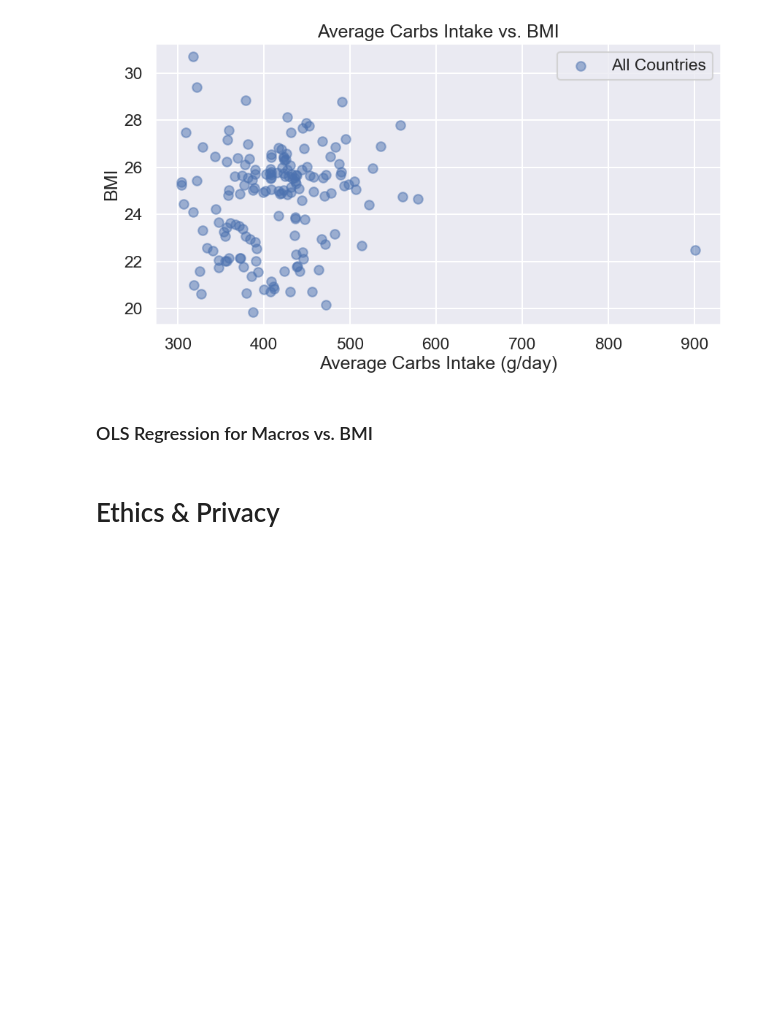
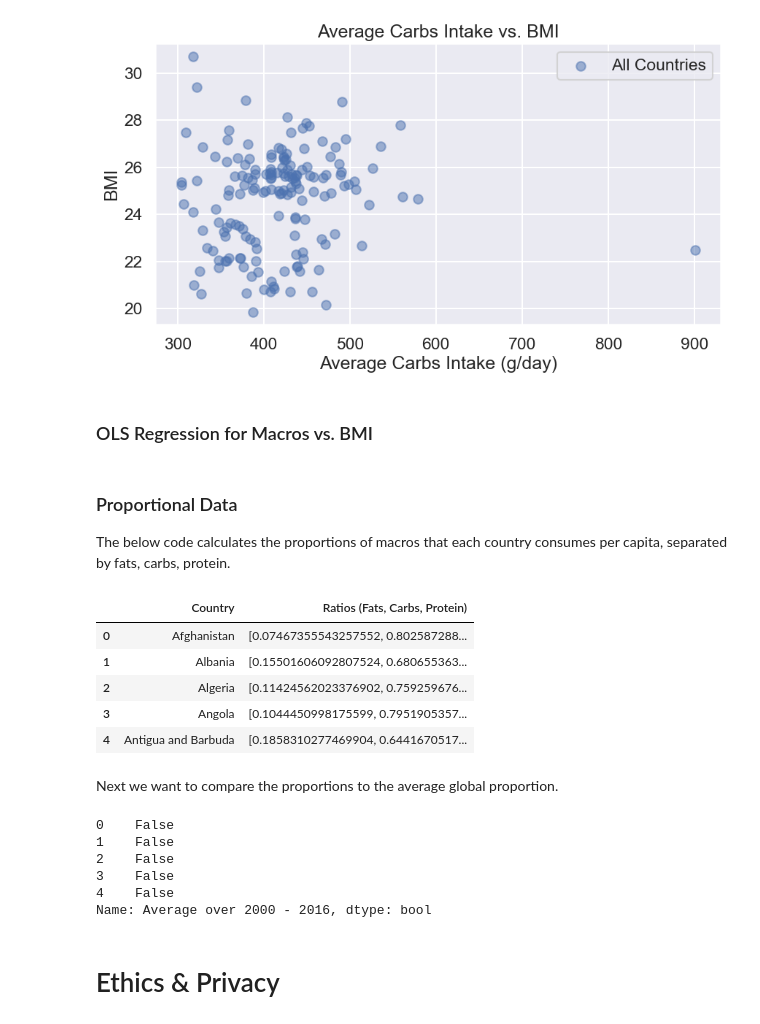
Before and after one commit to COGS108/Group074_WI24, a Jupyter notebook: EDACheckpoint_Group074_WI24.ipynb, the cells around one changed output. Cells and saved outputs as stored; diff of their text form; code cells hidden in the pictures; blank space fills up the shorter version.

```diff
--- a/EDACheckpoint_Group074_WI24.ipynb
+++ b/EDACheckpoint_Group074_WI24.ipynb
@@ -739,6 +744,53 @@ plt.show()
 [figure]
 # %% [markdown]
 ### OLS Regression for Macros vs. BMI
+# %% [markdown]
+### Proportional Data
+The below code calculates the proportions of macros that each country consumes per capita, separated by fats, carbs, protein.
+# %%
+nutrients_data = averages[averages['Series'].isin(['Fat (g/day)', 'Protein (g/day)', 'Carbs (g/day)'])]
+
+# Pivot the table to have one row per country with separate columns for fat, protein, and carbs
+pivot_data = nutrients_data.pivot(index='Country', columns='Series', values='Average over 2000 - 2016')
+
+# Calculate the ratios
+pivot_data['Total Intake'] = pivot_data.sum(axis=1)
+pivot_data['Fat Ratio'] = pivot_data['Fat (g/day)'] / pivot_data['Total Intake']
+pivot_data['Carbs Ratio'] = pivot_data['Carbs (g/day)'] / pivot_data['Total Intake']
+pivot_data['Protein Ratio'] = pivot_data['Protein (g/day)'] / pivot_data['Total Intake']
+
+# Create the new dataset with the requested list format
+new_dataset = pivot_data[['Fat Ratio', 'Carbs Ratio', 'Protein Ratio']].apply(lambda x: [x['Fat Ratio'], x['Carbs Ratio'], x['Protein Ratio']], axis=1)
+new_dataset = new_dataset.reset_index()
+new_dataset.columns = ['Country', 'Ratios (Fats, Carbs, Protein)']
+
+# Display the first few rows of the new dataset to verify
+new_dataset.head()
+# %% [output]
+|  | Country | Ratios (Fats, Carbs, Protein) |
+| 0 | Afghanistan | [0.07467355543257552, 0.802587288... |
+| 1 | Albania | [0.15501606092807524, 0.680655363... |
+| 2 | Algeria | [0.11424562023376902, 0.759259676... |
+| 3 | Angola | [0.1044450998175599, 0.7951905357... |
+| 4 | Antigua and Barbuda | [0.1858310277469904, 0.6441670517... |
+# %% [markdown]
+Next we want to compare the proportions to the average global proportion.
+# %%
+prop_global = global_avg.copy()
+columns_of_interest = list(range(2000, 2017))
+prop_global['Average over 2000 - 2016'] = prop_global.loc[:, columns_of_interest].mean(axis=1)
+prop_global = prop_global.drop(columns=columns_of_interest)
+prop_global
+
+avg = prop_global[prop_global["Average over 2000 - 2016"].isin(['Fat (g/day)', 'Protein (g/day)', 'Carbs (g/day)'])]
+avg
+# %% [output]
+0    False
+1    False
+2    False
+3    False
+4    False
+Name: Average over 2000 - 2016, dtype: bool
 # %% [markdown]
 
 
```
Also changed, not shown: parts of 2 cells of this notebook.
